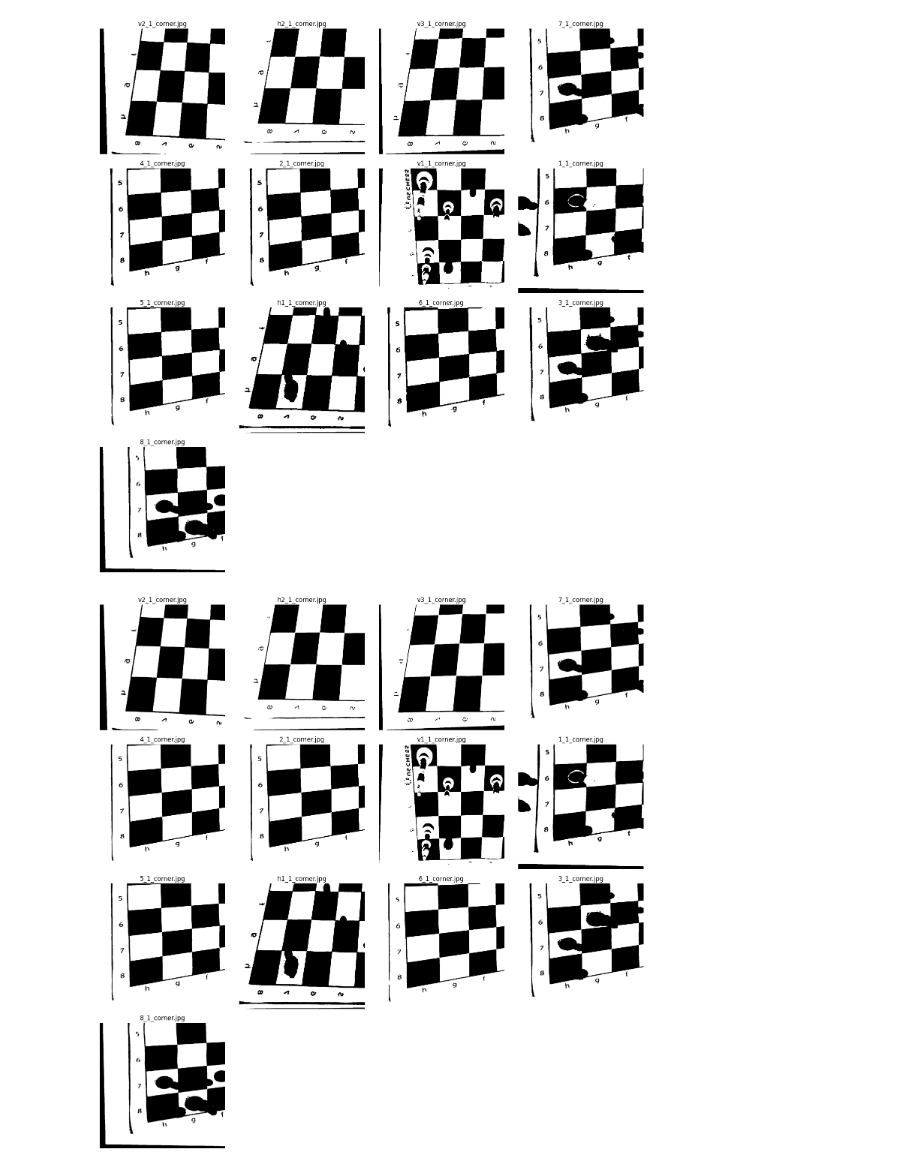
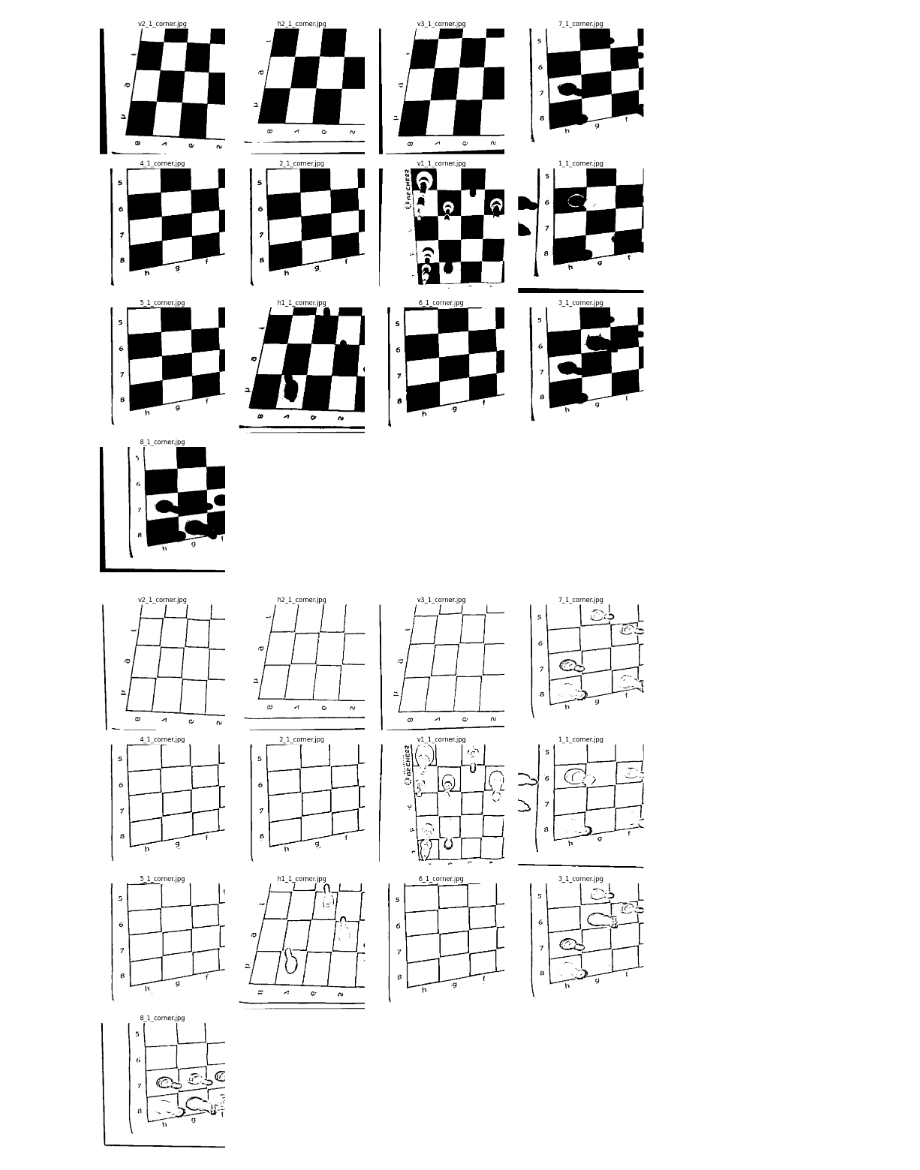
Before and after one commit to GemsLoveNLP/Chess-Detection-Project, a Jupyter notebook: rotate/_.ipynb, the cells around one changed output. Saved outputs shown, nothing was run; the diff lists cells and outputs as text; code cells hidden in the pictures.

```diff
--- a/rotate/_.ipynb
+++ b/rotate/_.ipynb
@@ -45,7 +45,7 @@ plt.show()
 [figure]
 # %%
 # Get a list of image files in the folder
-image_files = [f for f in os.listdir(input_folder) if f.endswith('corner.jpg') or f.endswith('.png')]
+image_files = [f for f in os.listdir(input_folder) if f.endswith('corner.jpg')]
 
 # Number of images
 num_images = len(image_files)
@@ -93,8 +93,13 @@ plt.show()
 # %% [output]
 [figure]
 # %%
+import cv2
+import numpy as np
+import os
+import matplotlib.pyplot as plt
+
 # Get a list of image files in the folder
-image_files = [f for f in os.listdir(input_folder) if f.endswith('corner.jpg') or f.endswith('.png')]
+image_files = [f for f in os.listdir(input_folder) if f.endswith('corner.jpg')]
 
 # Number of images
 num_images = len(image_files)
@@ -102,40 +107,41 @@ num_images = len(image_files)
 # Define grid size (e.g., 3 rows and 3 columns for a 9-image grid)
 grid_size = int(np.ceil(np.sqrt(num_images)))  # This calculates the grid size to fit the number of images
 
 # Create a figure to display all the images
 plt.figure(figsize=(15, 15))
 
 # Loop over the image files and display them in subplots
 for i, image_file in enumerate(image_files):
     image_path = os.path.join(input_folder, image_file)
 
     # Load the image
     image = cv2.imread(image_path)
 
     # Convert to grayscale
-    height, width, _ = image.shape
-
     gray = cv2.cvtColor(image, cv2.COLOR_BGR2GRAY)
 
-    norm = cv2.normalize(gray, np.zeros((image.shape[0], image.shape[1])), 0, 255, cv2.NORM_MINMAX)
+    height, width = gray.shape
+    crop = gray[height // 2:, 0:width // 2]
 
-    # Crop the bottom-left quarter of the image
-    crop = norm[height // 2:height, 0:width // 2]
+    # Resize the image
+    height, width = crop.shape
+    enlarge = cv2.resize(crop, (width * 2, height * 2), interpolation=cv2.INTER_CUBIC)
+    height, width = enlarge.shape
 
-    # Resize the cropped region (increasing its size by a factor of 2)
-    enlarge = cv2.resize(crop, (width * 2, height * 2), interpolation=cv2.INTER_CUBIC)
+    # Normalize the image
+    norm = cv2.normalize(enlarge, np.zeros((height, width)), 0, 255, cv2.NORM_MINMAX)
 
-    _, th = cv2.threshold(enlarge, 165, 255, cv2.THRESH_BINARY)
-
+    # Apply adaptive thresholding
+    th = cv2.adaptiveThreshold(norm, 255, cv2.ADAPTIVE_THRESH_MEAN_C, cv2.THRESH_BINARY, 11, 20)
 
     # Create subplot for each image
     plt.subplot(grid_size, grid_size, i + 1)  # Position (i + 1) in the grid
     plt.imshow(th, cmap='gray')
     plt.title(f'{image_file}')
     plt.axis('off')  # Hide axes
 
 # Display the grid of images
 plt.tight_layout()
 plt.show()
 # %% [output]
-[figure, old version]
+[figure, new version]
```
Also changed, not shown: 1 other file.
